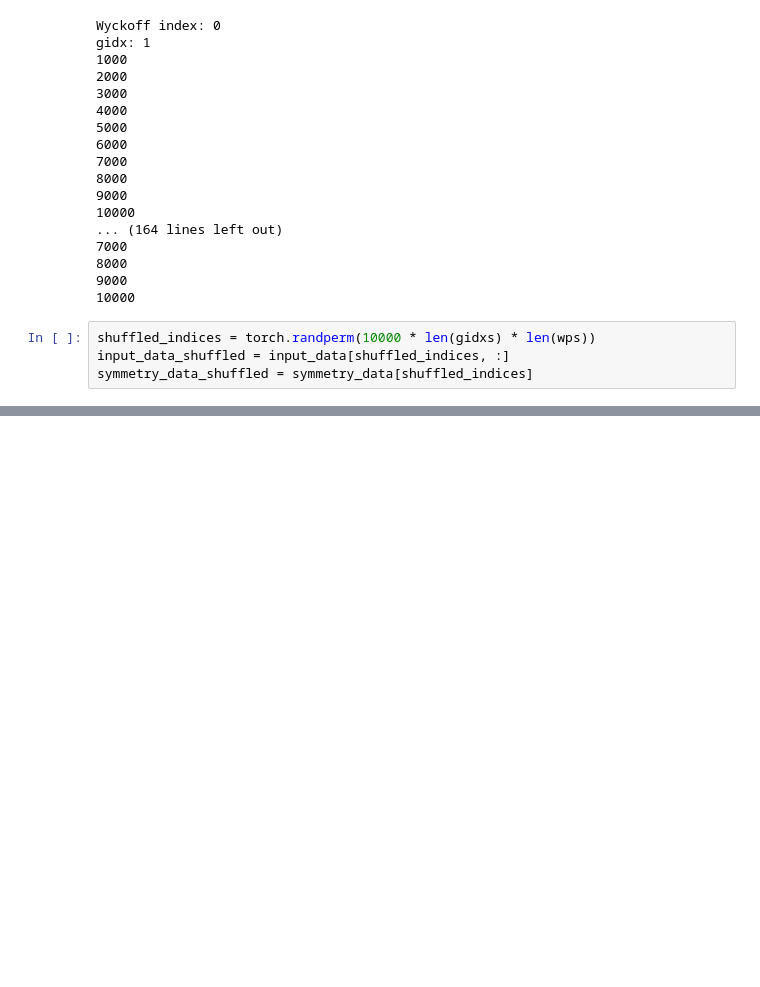
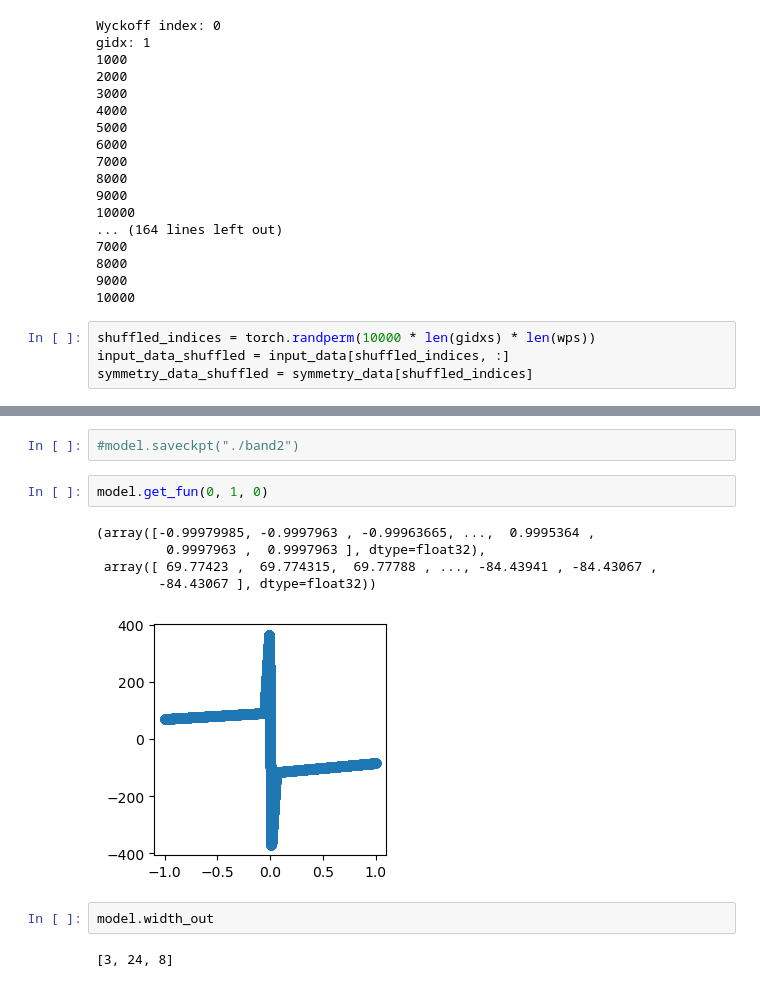
Before and after one commit to AliGhorashiCMT/Sparse-networks-for-topological-photonics, a Jupyter notebook: rectangular_lattices/kans_for_smooth.ipynb, the cells around one changed output, grey strips where cells are left out. Saved outputs shown, nothing was run; the diff lists cells and outputs as text; blank space fills up the shorter version.

```diff
--- a/rectangular_lattices/kans_for_smooth.ipynb
+++ b/rectangular_lattices/kans_for_smooth.ipynb
@@ -123,0 +166,14 @@ model.plot(scale=1)
+# %%
+#model.saveckpt("./band2")
+# %%
+model.get_fun(0, 1, 0)
+# %% [output]
+(array([-0.99979985, -0.9997963 , -0.99963665, ...,  0.9995364 ,
+         0.9997963 ,  0.9997963 ], dtype=float32),
+ array([ 69.77423 ,  69.774315,  69.77788 , ..., -84.43941 , -84.43067 ,
+        -84.43067 ], dtype=float32))
+[figure, added]
+# %%
+model.width_out
+# %% [output]
+[3, 24, 8]
```
Also changed, not shown: parts of 75 cells of this notebook.
